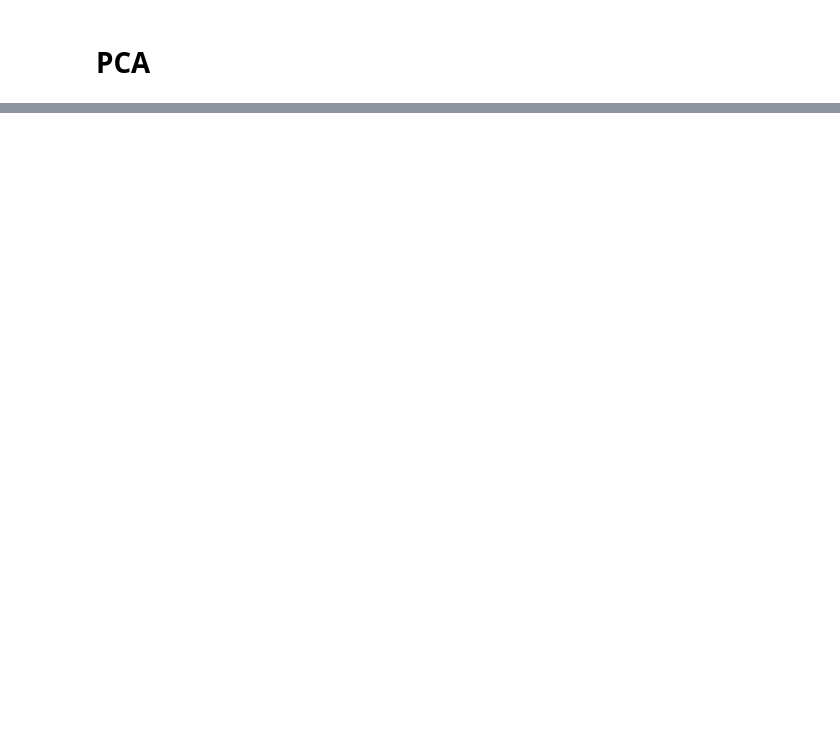
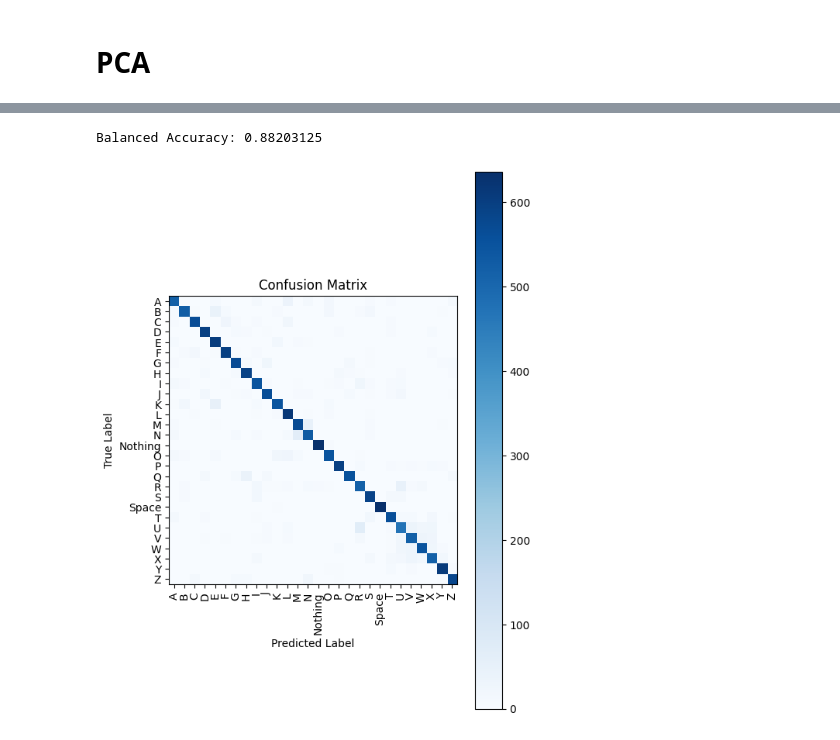
Before and after one commit to knvramana/COMP-6721-SUMMER-PROJECT, a Jupyter notebook: Semi_Supervised_Learning.ipynb, the cells around one changed output, grey strips where cells are left out. Saved outputs shown, nothing was run; the diff lists cells and outputs as text; code cells hidden in the pictures; blank space fills up the shorter version.

```diff
--- a/Semi_Supervised_Learning.ipynb
+++ b/Semi_Supervised_Learning.ipynb
@@ -4,12 +4,12 @@ from PIL import Image, ImageFilter
 import numpy as np
 
 #Dataset Directory
-alphabet_dir = "D:/Ramana/Summer23/AI_PROJECT/COMP-6721-SUMMER-PROJECT/ASL_Dataset/Train"
+alphabet_dir = "ASL_Dataset/Train"
 
 images = []
 labels = []
 # %%
-max_images_per_folder = 100
+max_images_per_folder = 800
 size = (256, 256)
 def horizontal_flip(image):
     flipped_image = image.transpose(Image.FLIP_LEFT_RIGHT)
@@ -145,0 +165,33 @@ plt.show()
+# %%
+from sklearn.metrics import balanced_accuracy_score
+
+balanced_accuracy = balanced_accuracy_score(y_unlabeled.get(), y_pred.get())
+print("Balanced Accuracy:", balanced_accuracy)
+# %% [output]
+Balanced Accuracy: 0.88203125
+# %%
+from sklearn.metrics import confusion_matrix
+
+y_unlabeled_np = cp.asnumpy(y_unlabeled)
+y_pred_np = cp.asnumpy(y_pred)
+
+# Compute confusion matrix
+confusion_mat = confusion_matrix(y_unlabeled_np, y_pred_np)
+# print("Confusion Matrix:")
+# print(confusion_mat)
+# %%
+import matplotlib.pyplot as plt
+import numpy as np
+
+plt.figure(figsize=(6, 9))
+plt.imshow(confusion_mat, interpolation='nearest', cmap=plt.cm.Blues)
+plt.title('Confusion Matrix')
+plt.colorbar()
+tick_marks = np.arange(len(label_encoder.classes_))
+plt.xticks(tick_marks, label_encoder.classes_, rotation=90)
+plt.yticks(tick_marks, label_encoder.classes_)
+plt.xlabel('Predicted Label')
+plt.ylabel('True Label')
+plt.show()
+# %% [output]
+[figure, added]
```
Also changed, not shown: parts of 12 cells of this notebook.
